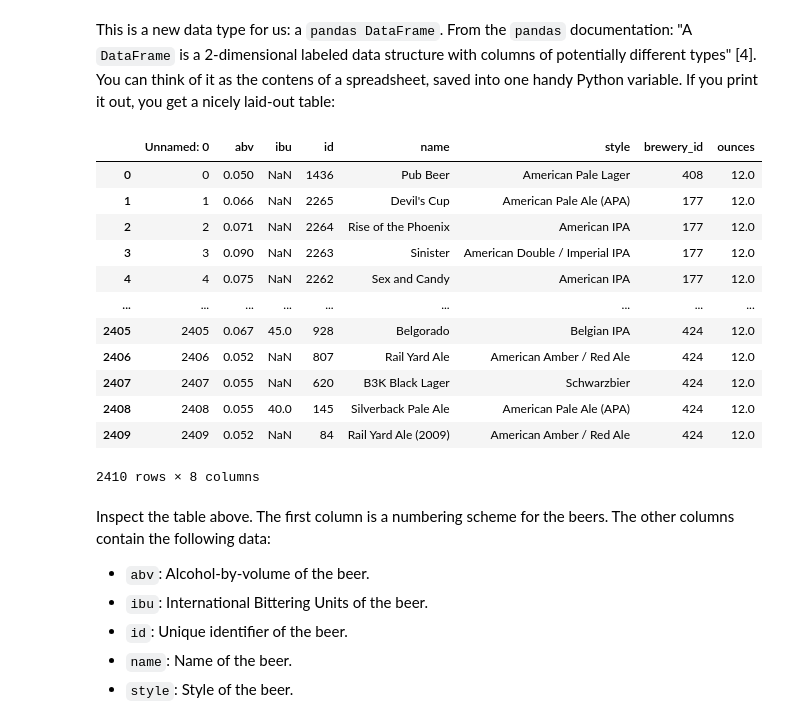
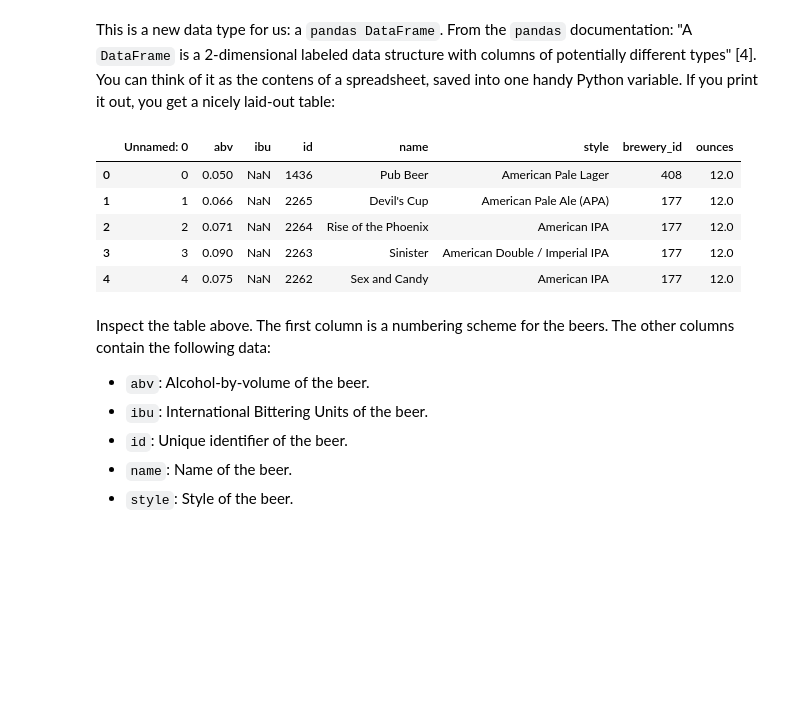
Before and after one commit to Calypso25/AI-spring21-exercises, a Jupyter notebook: M2/d5_Statistics/Exercise_01_Cheers_Stats_Beers.ipynb, the cells around one changed output. Cells and saved outputs as stored; diff of their text form; code cells hidden in the pictures; blank space fills up the shorter version.

```diff
--- a/M2/d5_Statistics/Exercise_01_Cheers_Stats_Beers.ipynb
+++ b/M2/d5_Statistics/Exercise_01_Cheers_Stats_Beers.ipynb
@@ -51,21 +51,14 @@ pandas.core.frame.DataFrame
 # %% [markdown]
 This is a new data type for us: a `pandas DataFrame`. From the `pandas` documentation: "A `DataFrame`  is a 2-dimensional labeled data structure with columns of potentially different types" [4]. You can think of it as the contens of a spreadsheet, saved into one handy Python variable. If you print it out, you get a nicely laid-out table:
 # %%
-beers
+beers.head()
 # %% [output]
 |  | Unnamed: 0 | abv | ibu | id | name | style | brewery_id | ounces |
 | 0 | 0 | 0.050 | NaN | 1436 | Pub Beer | American Pale Lager | 408 | 12.0 |
 | 1 | 1 | 0.066 | NaN | 2265 | Devil's Cup | American Pale Ale (APA) | 177 | 12.0 |
 | 2 | 2 | 0.071 | NaN | 2264 | Rise of the Phoenix | American IPA | 177 | 12.0 |
 | 3 | 3 | 0.090 | NaN | 2263 | Sinister | American Double / Imperial IPA | 177 | 12.0 |
 | 4 | 4 | 0.075 | NaN | 2262 | Sex and Candy | American IPA | 177 | 12.0 |
-| ... | ... | ... | ... | ... | ... | ... | ... | ... |
-| 2405 | 2405 | 0.067 | 45.0 | 928 | Belgorado | Belgian IPA | 424 | 12.0 |
-| 2406 | 2406 | 0.052 | NaN | 807 | Rail Yard Ale | American Amber / Red Ale | 424 | 12.0 |
-| 2407 | 2407 | 0.055 | NaN | 620 | B3K Black Lager | Schwarzbier | 424 | 12.0 |
-| 2408 | 2408 | 0.055 | 40.0 | 145 | Silverback Pale Ale | American Pale Ale (APA) | 424 | 12.0 |
-| 2409 | 2409 | 0.052 | NaN | 84 | Rail Yard Ale (2009) | American Amber / Red Ale | 424 | 12.0 |
-2410 rows × 8 columns
 # %% [markdown]
 Inspect the table above. The first column is a numbering scheme for the beers. The other columns contain the following data:
 
```
Also changed, not shown: parts of 9 cells of this notebook.
